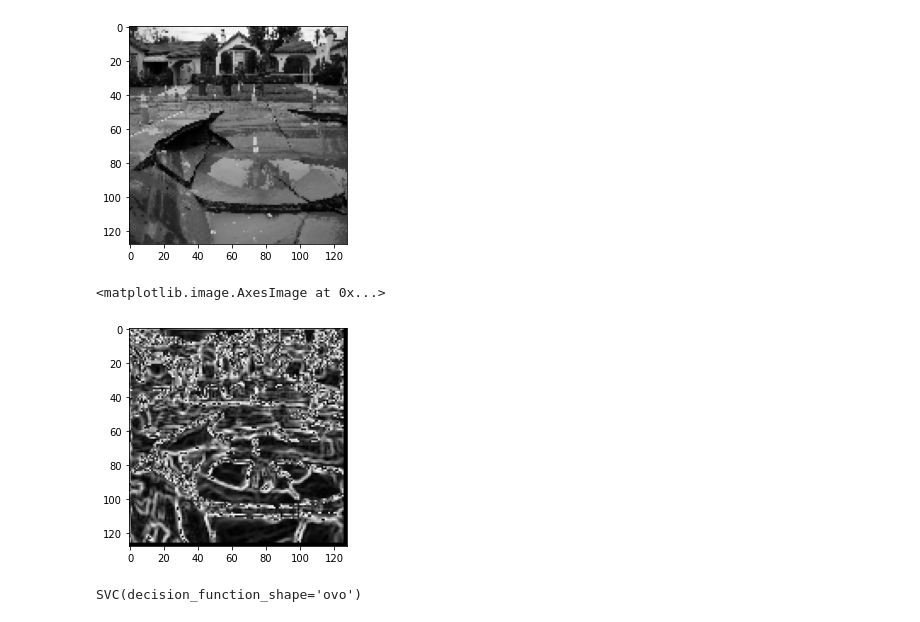
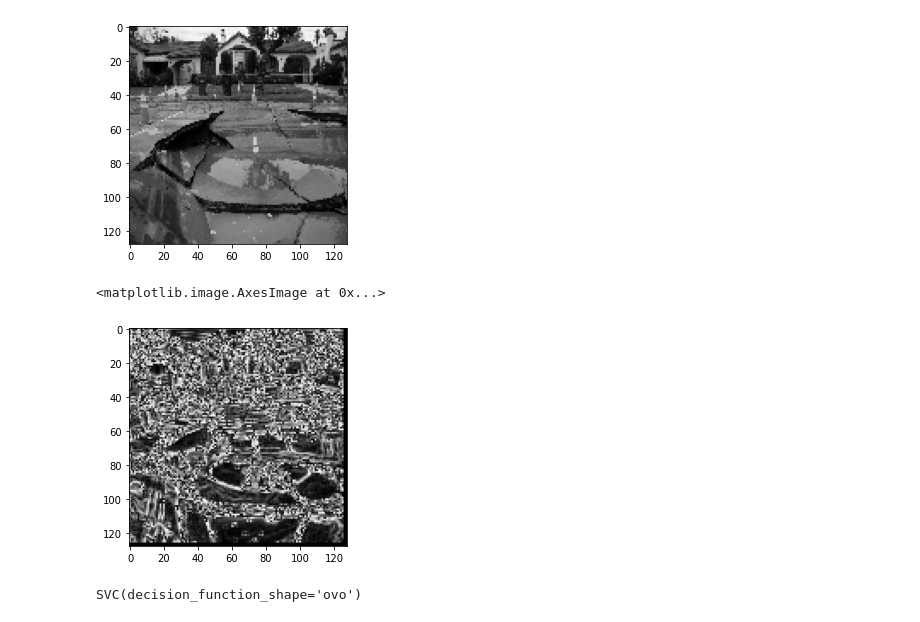
Before and after one commit to azisanw19/pothole-detection-privat, a Jupyter notebook: svm.ipynb, the cells around one changed output. Cells and saved outputs as stored; diff of their text form; code cells hidden in the pictures.

Commit message:
grayscale image negatif, edge sobel

```diff
--- a/svm.ipynb
+++ b/svm.ipynb
@@ -34,31 +34,15 @@ plt.imshow(data_img[355], cmap='gray')
 <matplotlib.image.AxesImage at 0x...>
 [figure]
 # %%
-# Mengurangi noise dengan median filtering
-def median_filter(data, kernel_size):
-    temp = []
-    indexer = kernel_size // 2
-    data_final = []
-    data_final = np.zeros((len(data), len(data[0])))
-    for i in range(len(data)):
-
-        for j in range(len(data[0])):
-
-            for z in range(kernel_size):
-                if i + z - indexer < 0 or i + z - indexer > len(data) - 1:
-                    for c in range(kernel_size):
-                        temp.append(0)
-                else:
-                    if j + z - indexer < 0 or j + indexer > len(data) - 1:
-                        temp.append(0)
-                    else:
-                        for k in range(kernel_size):
-                            temp.append(data[i + z - indexer][j + k - indexer])
-
-            temp.sort()
-            data_final[i][j] = temp[len(temp) // 2]
-            temp = []
-    return data_final
+def image_negatif(pixels):
+    result = []
+    for row in pixels:
+        current = []
+        for pixel in row:
+            negatif = 255 - pixel
+            current.append(negatif)
+        result.append(current)
+    return np.array(result)
 
 def convolve2D(image, kernel, padding=0, strides=1):
     # Cross Correlation
@@ -107,36 +91,36 @@ def sobel_detection(img):
     g_x = [[1, 0, -1]
           ,[2, 0, -2]
           ,[3, 0, -3]]
 
     g_y = [[1, 2, 3]
          ,[0, 0, 0]
          ,[-1, -2, -3]]
 
     h_x = convolve2D(img, g_x, padding=1)
     h_y = convolve2D(img, g_y, padding=1)
 
     sobel = ((h_x**2 + h_y**2)**0.5) % 256
 
     return sobel
 
 def rgb_sobel_detection(img):
     b = img[:, :, 0]
     g = img[:, :, 1]
     r = img[:, :, 2]
 
     sobel_b = sobel_detection(b)
     sobel_g = sobel_detection(g)
     sobel_r = sobel_detection(r)
 
     sobel_img = np.dstack((sobel_b, sobel_g, sobel_r)).astype(int)
     return sobel_img
 
-median_img = median_filter(data_img[355], 3)
-sobel_img = sobel_detection(median_img)
+negatif_img = image_negatif(data_img[355])
+sobel_img = sobel_detection(negatif_img)
 plt.imshow(sobel_img, cmap='gray')
 # %% [output]
 <matplotlib.image.AxesImage at 0x...>
-[figure, old version]
+[figure, new version]
 # %%
 def image_preprocessing(dataset):
     new_dataset = []
```
Also changed, not shown: parts of 3 cells of this notebook.
